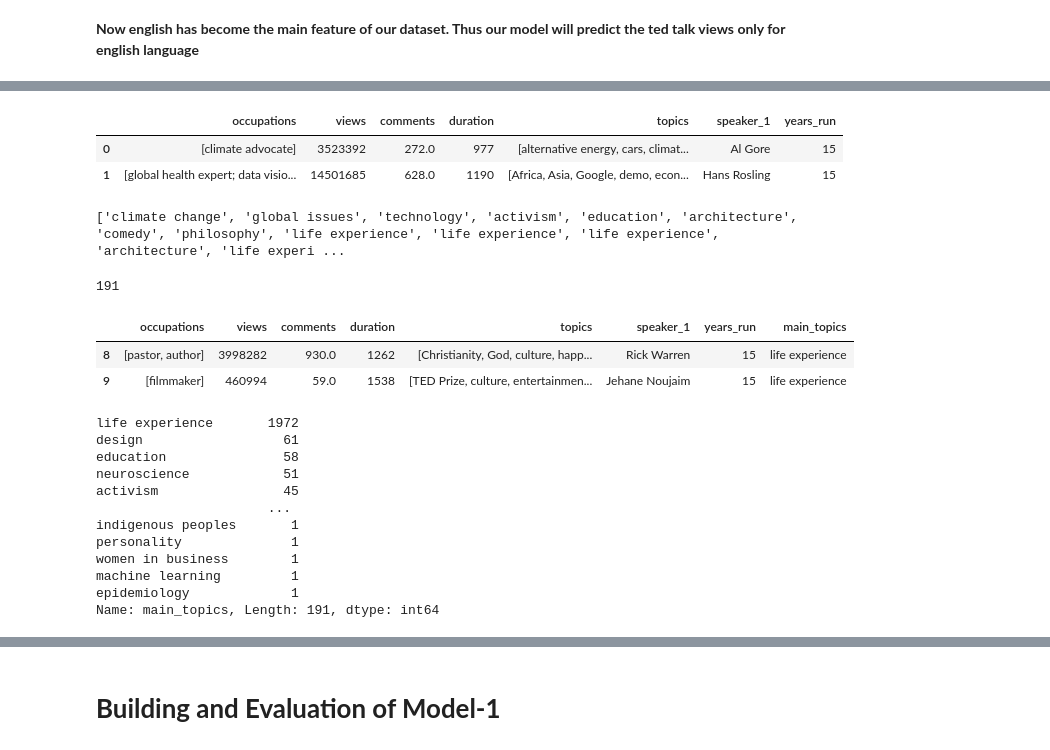
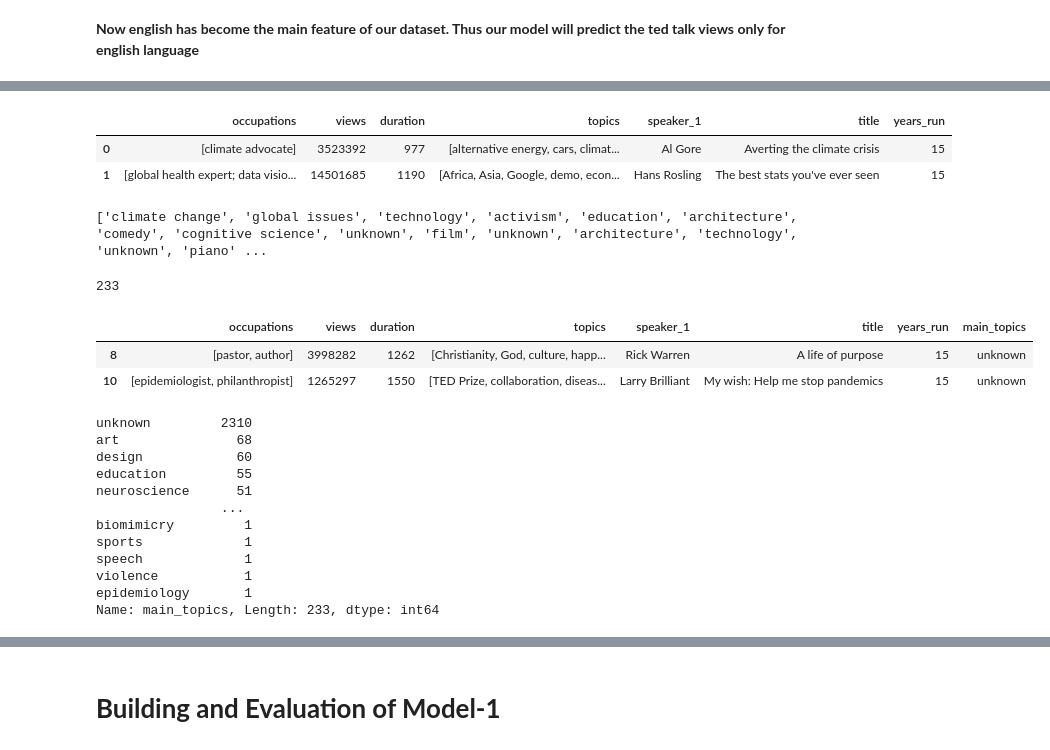
Before and after one commit to prabirdeb/Ted-Talk-Views-Prediction, a Jupyter notebook: Ted_Talk_Views_Prediction.ipynb, the cells around one changed output, grey strips where cells are left out. Cells and saved outputs as stored; diff of their text form; code cells hidden in the pictures.

```diff
--- a/Ted_Talk_Views_Prediction.ipynb
+++ b/Ted_Talk_Views_Prediction.ipynb
@@ -182,7 +218,7 @@ We check the statistics further on clean data.
 # %%
 # Finding out the relavant features from the deeper understanding of the data
 relavant_features=['occupations', 'views', 'published_date',
-                   'native_lang', 'comments', 'duration', 'topics','speaker_1']
+                   'native_lang', 'duration', 'topics','speaker_1','title']
 # %%
 # Creating new df with relavant features
 ted_talk_df_clean=ted_talk_df[relavant_features]
@@ -206,6 +244 @@ speaker_1           0
 dtype: int64
-# %%
-# Imputation of 'comments' with median may mislead the model
-# Imputation of 'occupations' with mode may mislead the model
-# Thus dropping the rows with null values
-ted_talk_df_clean = ted_talk_df_clean.dropna(axis=0)
@@ -211,0 +260,3 @@ ted_talk_df_clean = ted_talk_df_clean.dropna(axis=0)
+# %%
+# Imputaion of null values of occupation with emty dict string
+ted_talk_df_clean['occupations']=ted_talk_df_clean['occupations'].fillna("{0:[]}")
@@ -332,53 +442,53 @@ ted_talk_df_clean.shape
 # %%
 ted_talk_df_clean.head(2)
 # %% [output]
-|  | occupations | views | comments | duration | topics | speaker_1 | years_run |
-| 0 | [climate advocate] | 3523392 | 272.0 | 977 | [alternative energy, cars, climat... | Al Gore | 15 |
-| 1 | [global health expert; data visio... | 14501685 | 628.0 | 1190 | [Africa, Asia, Google, demo, econ... | Hans Rosling | 15 |
+|  | occupations | views | duration | topics | speaker_1 | title | years_run |
+| 0 | [climate advocate] | 3523392 | 977 | [alternative energy, cars, climat... | Al Gore | Averting the climate crisis | 15 |
+| 1 | [global health expert; data visio... | 14501685 | 1190 | [Africa, Asia, Google, demo, econ... | Hans Rosling | The best stats you've ever seen | 15 |
 # %%
 # There are mixture of words in topics and occupations column.
 # Lets find out the main topics
 main_topics=[]
 for k in range(len(ted_talk_df_clean.topics)):
-  common_terms=list(set([i[:5] for i in ted_talk_df_clean.occupations[k]]).intersection(set([i[:5] for i in ted_talk_df_clean.topics[k]])))
+  common_terms=list(set([i[:3] for i in ted_talk_df_clean.occupations[k]]).intersection(set([i[:3] for i in ted_talk_df_clean.topics[k]])))
 
   if len(common_terms)!=0:
     for i in range(len(common_terms)):
       pattern = re.compile("%s" % common_terms[i])
       topics=[x for x in ted_talk_df_clean.topics[k] if pattern.match(x)][0]
   else:
-    topics='life experience' # Here we are presenting unknown topic as 'life experience'
+    topics='unknown'
 
   main_topics.append(topics)
 # %%
 print(main_topics)
 # %% [output]
-['climate change', 'global issues', 'technology', 'activism', 'education', 'architecture', 'comedy', 'philosophy', 'life experience', 'life experience', 'life experience', 'architecture', 'life experi ...
+['climate change', 'global issues', 'technology', 'activism', 'education', 'architecture', 'comedy', 'cognitive science', 'unknown', 'film', 'unknown', 'architecture', 'technology', 'unknown', 'piano' ...
 # %%
 len(list(set(main_topics)))
 # %% [output]
-191
+233
 # %%
 ted_talk_df_clean['main_topics']=main_topics
 # %%
-ted_talk_df_clean[(ted_talk_df_clean['main_topics']=='life experience')][:2]
+ted_talk_df_clean[(ted_talk_df_clean['main_topics']=='unknown')][:2]
 # %% [output]
-|  | occupations | views | comments | duration | topics | speaker_1 | years_run | main_topics |
-| 8 | [pastor, author] | 3998282 | 930.0 | 1262 | [Christianity, God, culture, happ... | Rick Warren | 15 | life experience |
-| 9 | [filmmaker] | 460994 | 59.0 | 1538 | [TED Prize, culture, entertainmen... | Jehane Noujaim | 15 | life experience |
+|  | occupations | views | duration | topics | speaker_1 | title | years_run | main_topics |
+| 8 | [pastor, author] | 3998282 | 1262 | [Christianity, God, culture, happ... | Rick Warren | A life of purpose | 15 | unknown |
+| 10 | [epidemiologist, philanthropist] | 1265297 | 1550 | [TED Prize, collaboration, diseas... | Larry Brilliant | My wish: Help me stop pandemics | 15 | unknown |
 # %%
 ted_talk_df_clean['main_topics'].value_counts()
 # %% [output]
-life experience       1972
-design                  61
-education               58
-neuroscience            51
-activism                45
-                      ...
-indigenous peoples       1
-personality              1
-women in business        1
-machine learning         1
-epidemiology             1
-Name: main_topics, Length: 191, dtype: int64
+unknown         2310
+art               68
+design            60
+education         55
+neuroscience      51
+                ...
+biomimicry         1
+sports             1
+speech             1
+violence           1
+epidemiology       1
+Name: main_topics, Length: 233, dtype: int64
 # %%
```
Also changed, not shown: parts of 122 cells of this notebook.
